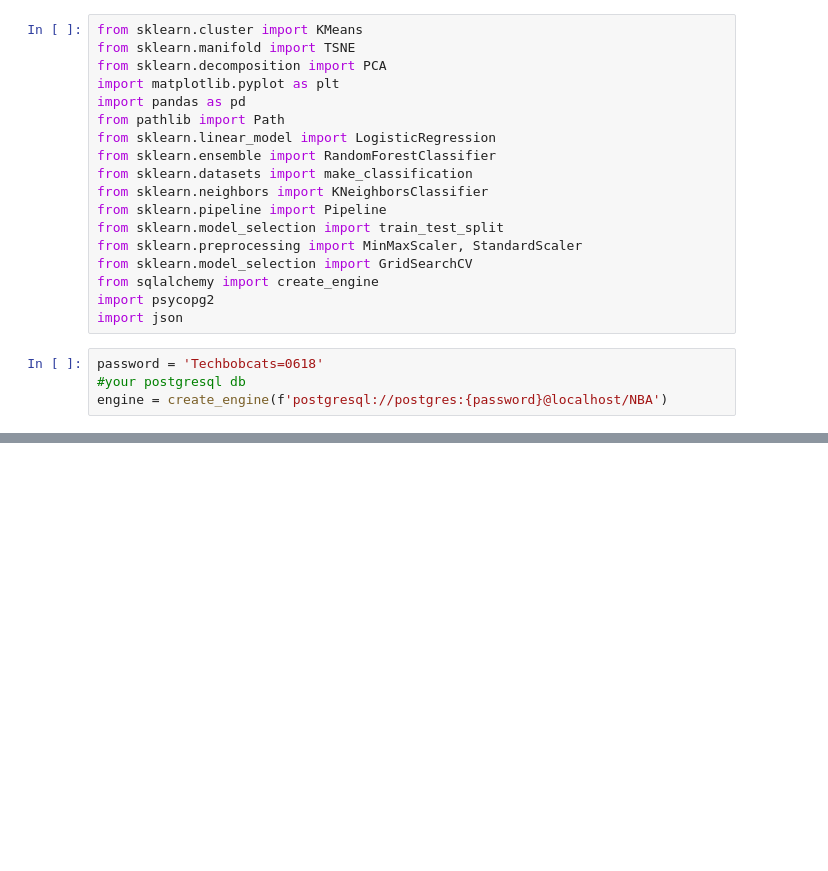
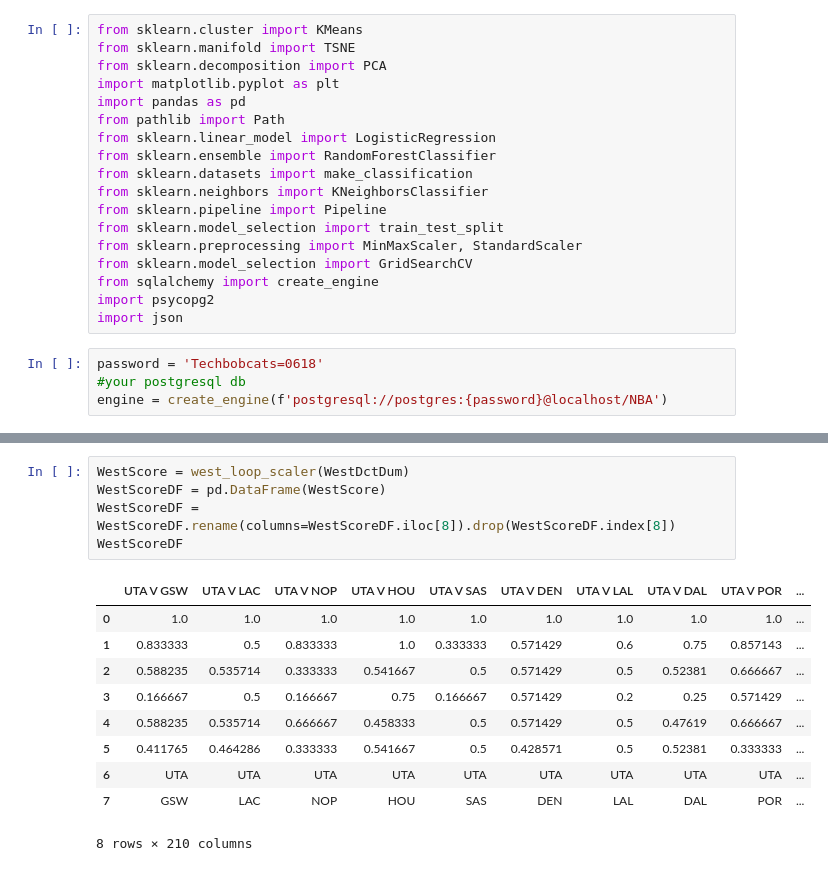
Before and after one commit to VedranaGATech/Project-4-Team-3---Machine-Learning-, a Jupyter notebook: Predictions-2.ipynb, the cells around one changed output, grey strips where cells are left out. Drawn from its saved outputs; the diff is of its cells as text; blank space fills up the shorter version.

```diff
--- a/Predictions-2.ipynb
+++ b/Predictions-2.ipynb
@@ -203 +251,17 @@ ScoreDF
+# %%
+WestScore = west_loop_scaler(WestDctDum)
+WestScoreDF = pd.DataFrame(WestScore)
+WestScoreDF = WestScoreDF.rename(columns=WestScoreDF.iloc[8]).drop(WestScoreDF.index[8])
+WestScoreDF
+# %% [output]
+|  | UTA V GSW | UTA V LAC | UTA V NOP | UTA V HOU | UTA V SAS | UTA V DEN | UTA V LAL | UTA V DAL | UTA V POR | ... |
+| 0 | 1.0 | 1.0 | 1.0 | 1.0 | 1.0 | 1.0 | 1.0 | 1.0 | 1.0 | ... |
+| 1 | 0.833333 | 0.5 | 0.833333 | 1.0 | 0.333333 | 0.571429 | 0.6 | 0.75 | 0.857143 | ... |
+| 2 | 0.588235 | 0.535714 | 0.333333 | 0.541667 | 0.5 | 0.571429 | 0.5 | 0.52381 | 0.666667 | ... |
+| 3 | 0.166667 | 0.5 | 0.166667 | 0.75 | 0.166667 | 0.571429 | 0.2 | 0.25 | 0.571429 | ... |
+| 4 | 0.588235 | 0.535714 | 0.666667 | 0.458333 | 0.5 | 0.571429 | 0.5 | 0.47619 | 0.666667 | ... |
+| 5 | 0.411765 | 0.464286 | 0.333333 | 0.541667 | 0.5 | 0.428571 | 0.5 | 0.52381 | 0.333333 | ... |
+| 6 | UTA | UTA | UTA | UTA | UTA | UTA | UTA | UTA | UTA | ... |
+| 7 | GSW | LAC | NOP | HOU | SAS | DEN | LAL | DAL | POR | ... |
+8 rows × 210 columns
 # %%
```
Also changed, not shown: parts of 11 cells of this notebook, 3 other files.
